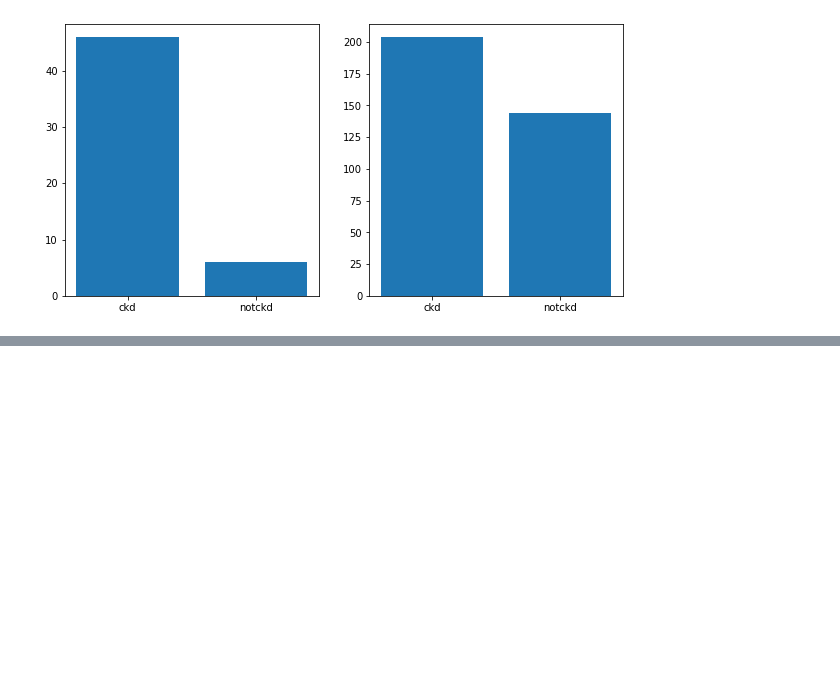
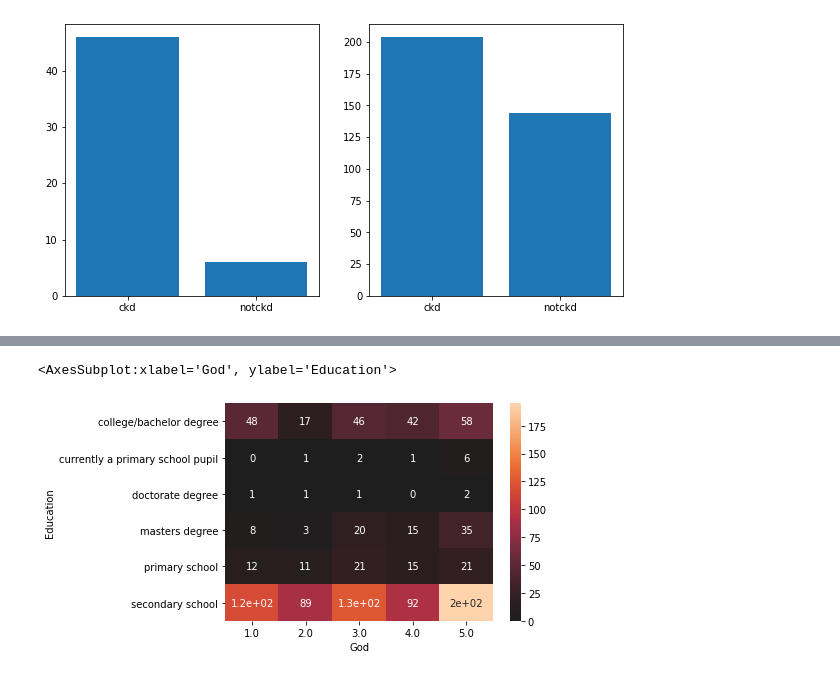
Before and after one commit to yangoos57/dataStudy, a Jupyter notebook: ML/Hands_On_Data_preprocessing_in_python/Part3/ch11.ipynb, the cells around one changed output, grey strips where cells are left out. Drawn from its saved outputs; the diff is of its cells as text; code cells hidden in the pictures; blank space fills up the shorter version.

```diff
--- a/ML/Hands_On_Data_preprocessing_in_python/Part3/ch11.ipynb
+++ b/ML/Hands_On_Data_preprocessing_in_python/Part3/ch11.ipynb
@@ -244,0 +234,6 @@ Name: rc, dtype: int64
+# %%
+cont_tab = pd.crosstab(responses_df.Education,responses_df.God)
+sns.heatmap(cont_tab,annot=True,center=0.5)
+# %% [output]
+<AxesSubplot:xlabel='God', ylabel='Education'>
+[figure, added]
```
Also changed, not shown: parts of 11 cells of this notebook.
